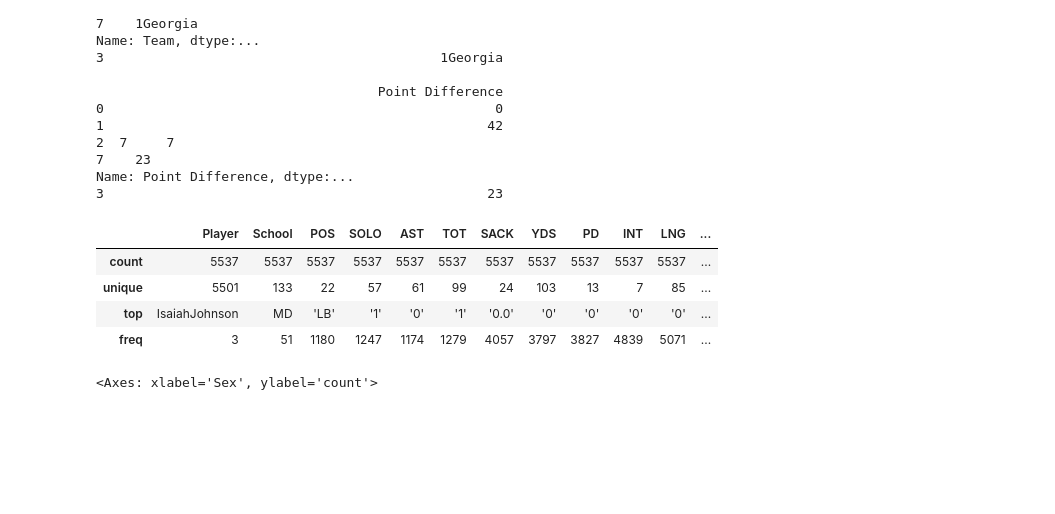
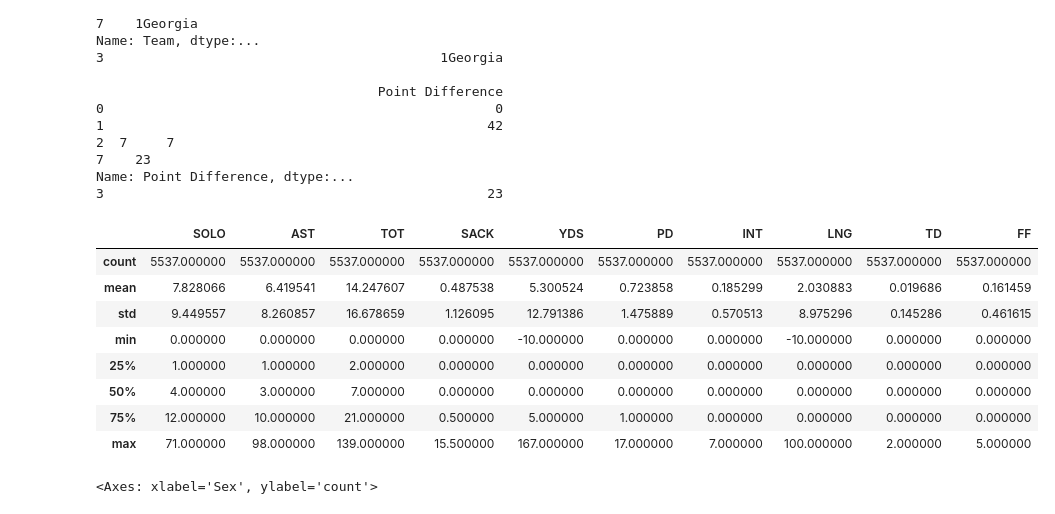
Before and after one commit to Kaireega/ESPN-WebScraping, a Jupyter notebook: ESPN.football.ipynb, the cells around one changed output. Drawn from its saved outputs; the diff is of its cells as text; code cells hidden in the pictures; blank space fills up the shorter version.

```diff
--- a/ESPN.football.ipynb
+++ b/ESPN.football.ipynb
@@ -300,13 +300,17 @@ Name: Point Difference, dtype:...
 3                                                 23
 # %%
 #overall stats about data
-titanic_df.describe()
+NCAA_df.describe()
 # %% [output]
-|  | Player | School | POS | SOLO | AST | TOT | SACK | YDS | PD | INT | LNG | ... |
-| count | 5537 | 5537 | 5537 | 5537 | 5537 | 5537 | 5537 | 5537 | 5537 | 5537 | 5537 | ... |
-| unique | 5501 | 133 | 22 | 57 | 61 | 99 | 24 | 103 | 13 | 7 | 85 | ... |
-| top | IsaiahJohnson | MD | 'LB' | '1' | '0' | '1' | '0.0' | '0' | '0' | '0' | '0' | ... |
-| freq | 3 | 51 | 1180 | 1247 | 1174 | 1279 | 4057 | 3797 | 3827 | 4839 | 5071 | ... |
+|  | SOLO | AST | TOT | SACK | YDS | PD | INT | LNG | TD | FF |
+| count | 5537.000000 | 5537.000000 | 5537.000000 | 5537.000000 | 5537.000000 | 5537.000000 | 5537.000000 | 5537.000000 | 5537.000000 | 5537.000000 |
+| mean | 7.828066 | 6.419541 | 14.247607 | 0.487538 | 5.300524 | 0.723858 | 0.185299 | 2.030883 | 0.019686 | 0.161459 |
+| std | 9.449557 | 8.260857 | 16.678659 | 1.126095 | 12.791386 | 1.475889 | 0.570513 | 8.975296 | 0.145286 | 0.461615 |
+| min | 0.000000 | 0.000000 | 0.000000 | 0.000000 | -10.000000 | 0.000000 | 0.000000 | -10.000000 | 0.000000 | 0.000000 |
+| 25% | 1.000000 | 1.000000 | 2.000000 | 0.000000 | 0.000000 | 0.000000 | 0.000000 | 0.000000 | 0.000000 | 0.000000 |
+| 50% | 4.000000 | 3.000000 | 7.000000 | 0.000000 | 0.000000 | 0.000000 | 0.000000 | 0.000000 | 0.000000 | 0.000000 |
+| 75% | 12.000000 | 10.000000 | 21.000000 | 0.500000 | 5.000000 | 1.000000 | 0.000000 | 0.000000 | 0.000000 | 0.000000 |
+| max | 71.000000 | 98.000000 | 139.000000 | 15.500000 | 167.000000 | 17.000000 | 7.000000 | 100.000000 | 2.000000 | 5.000000 |
 # %%
 #Curiosities?/Briefs?
 #Who were the passengers on Titanic? (Age, gender, class ....)
```
